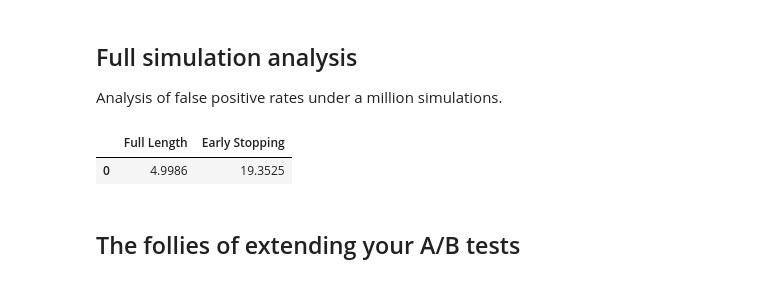
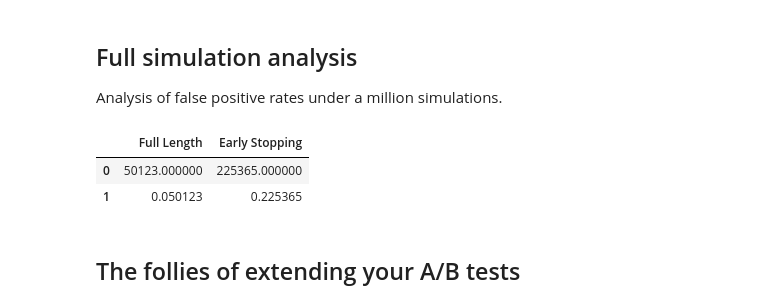
Before and after one commit to RiannaK/TheProblemWithExtendingTests, a Jupyter notebook: Extending Tests.ipynb, the cells around one changed output. Cells and saved outputs as stored; diff of their text form; code cells hidden in the pictures.

```diff
--- a/Extending Tests.ipynb
+++ b/Extending Tests.ipynb
@@ -110,13 +110,14 @@ results
 ## Full simulation analysis
 Analysis of false positive rates under a million simulations.
 # %%
-early = 100 * np.sum(np.any(np.abs(z_scores) > z_max, axis=1)) / z_scores.shape[0]
-full = 100 * np.sum(np.abs(z_scores[:, -1]) > z_max) / z_scores.shape[0]
-results = pd.DataFrame(data=[[full, early]], columns=['Full Length', 'Early Stopping'])
+early = np.sum(np.any(np.abs(z_scores) > z_max, axis=1))
+full = np.sum(np.abs(z_scores[:, -1]) > z_max)
+results = pd.DataFrame(data=[[full, early], [full / z_scores.shape[0], early / z_scores.shape[0]]], columns=['Full Length', 'Early Stopping'])
 results
 # %% [output]
 |  | Full Length | Early Stopping |
-| 0 | 4.9986 | 19.3525 |
+| 0 | 50123.000000 | 225365.000000 |
+| 1 | 0.050123 | 0.225365 |
 # %% [markdown]
 ## The follies of extending your A/B tests
 # %%
```
Also changed, not shown: 1 other file.
